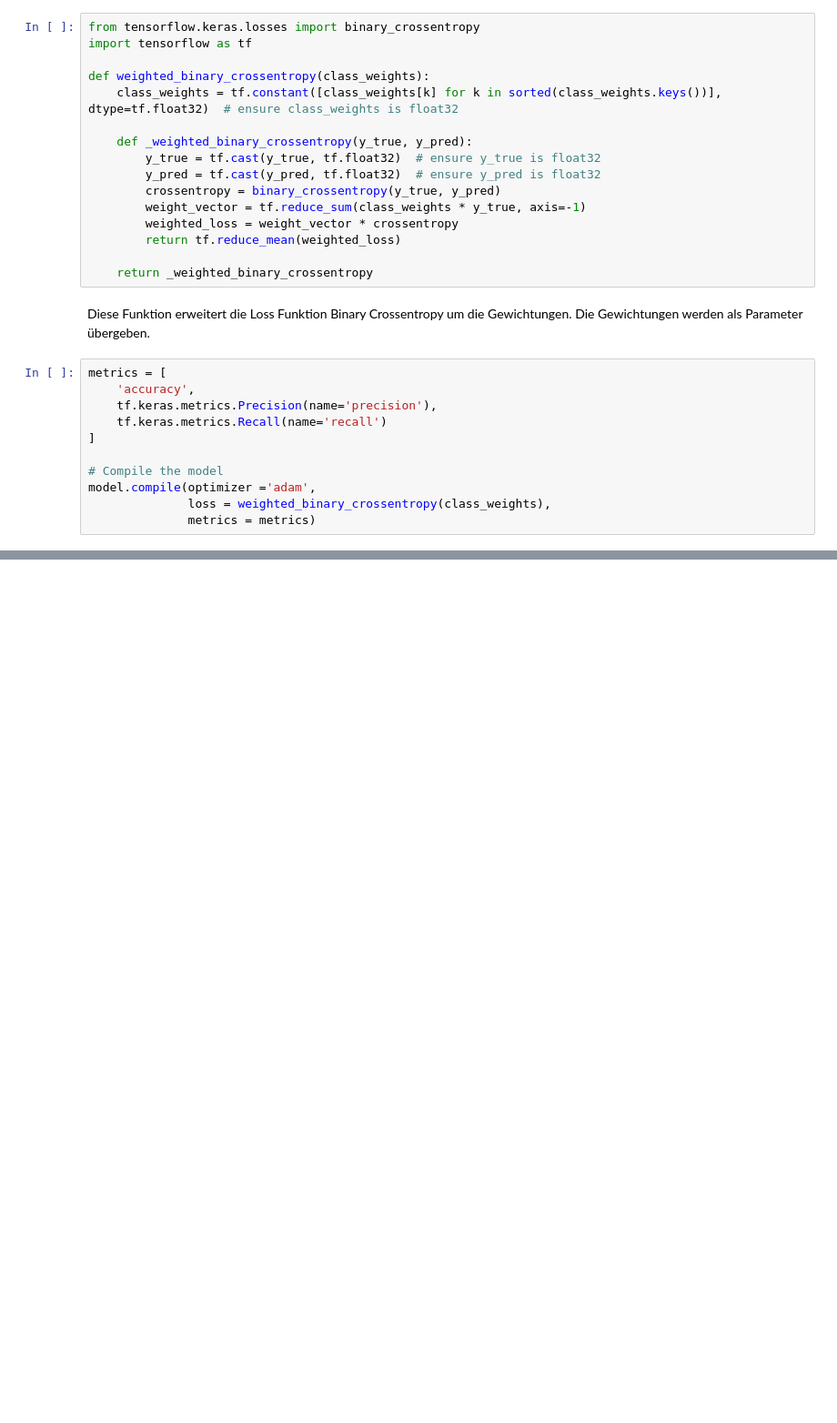
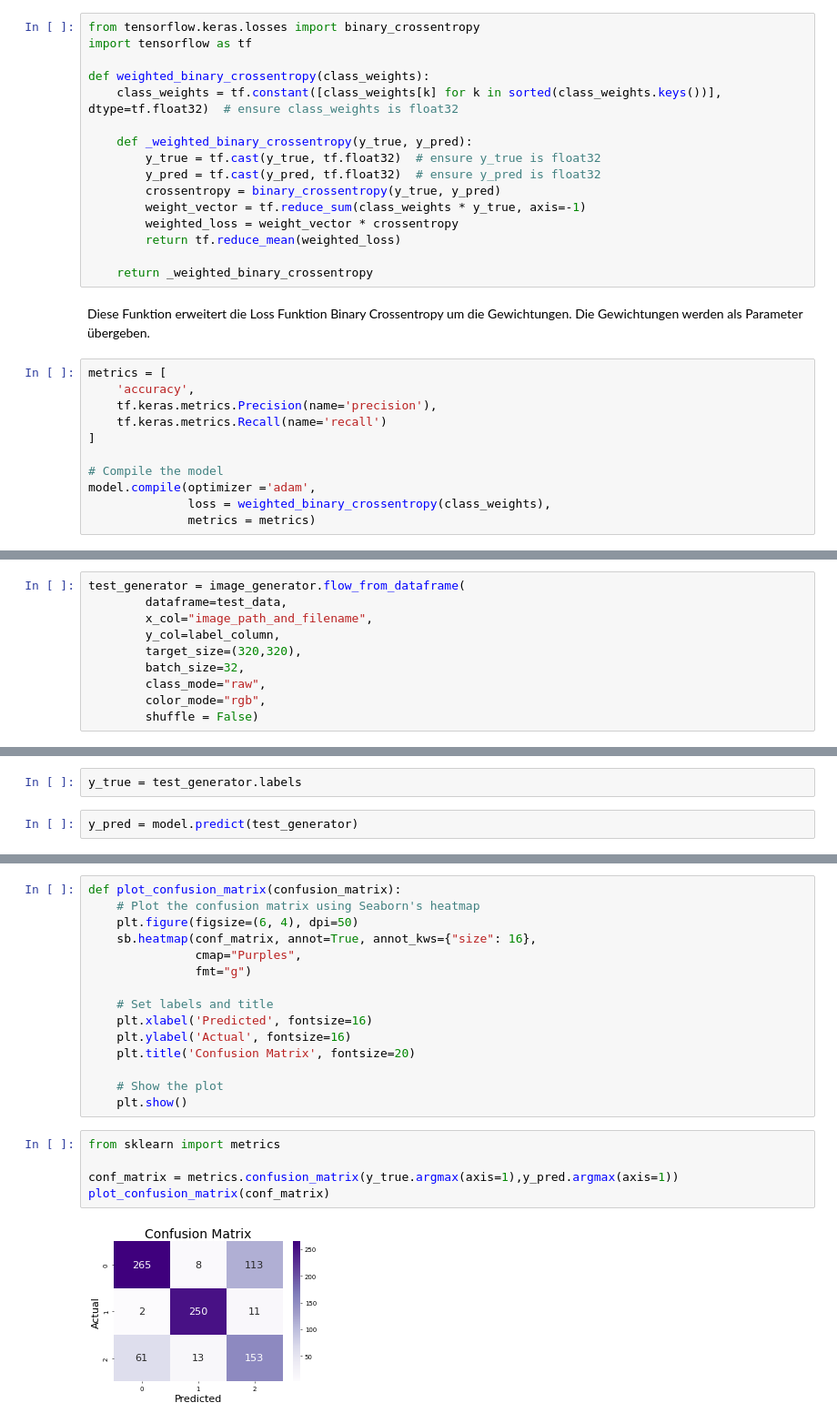
Before and after one commit to PhilippVogel92/ai_for_smart_health, a Jupyter notebook: ai_smart_health_portfolio_02_pneumonia_prediction.ipynb, the cells around one changed output, grey strips where cells are left out. Shown at 91% size. Saved outputs shown, nothing was run; the diff lists cells and outputs as text; blank space fills up the shorter version.

```diff
--- a/ai_smart_health_portfolio_02_pneumonia_prediction.ipynb
+++ b/ai_smart_health_portfolio_02_pneumonia_prediction.ipynb
@@ -1140,0 +1831,10 @@ KeyboardInterrupt:
+# %%
+test_generator = image_generator.flow_from_dataframe(
+        dataframe=test_data,
+        x_col="image_path_and_filename",
+        y_col=label_column,
+        target_size=(320,320),
+        batch_size=32,
+        class_mode="raw",
+        color_mode="rgb",
+        shuffle = False)
@@ -1140,0 +1843,4 @@ KeyboardInterrupt:
+# %%
+y_true = test_generator.labels
+# %%
+y_pred = model.predict(test_generator)
@@ -1140,0 +1861,22 @@ KeyboardInterrupt:
+# %%
+def plot_confusion_matrix(confusion_matrix):
+    # Plot the confusion matrix using Seaborn's heatmap
+    plt.figure(figsize=(6, 4), dpi=50)
+    sb.heatmap(conf_matrix, annot=True, annot_kws={"size": 16},
+               cmap="Purples",
+               fmt="g")
+
+    # Set labels and title
+    plt.xlabel('Predicted', fontsize=16)
+    plt.ylabel('Actual', fontsize=16)
+    plt.title('Confusion Matrix', fontsize=20)
+
+    # Show the plot
+    plt.show()
+# %%
+from sklearn import metrics
+
+conf_matrix = metrics.confusion_matrix(y_true.argmax(axis=1),y_pred.argmax(axis=1))
+plot_confusion_matrix(conf_matrix)
+# %% [output]
+[figure, added]
```
Also changed, not shown: parts of 92 cells of this notebook.
